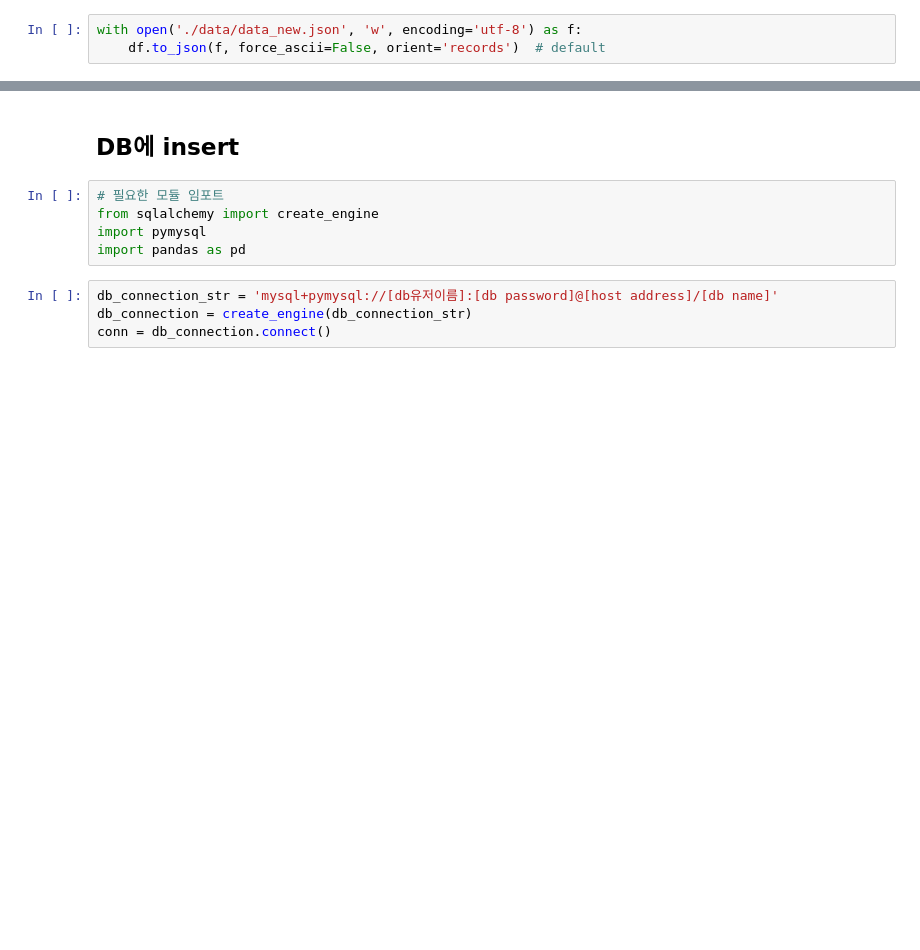
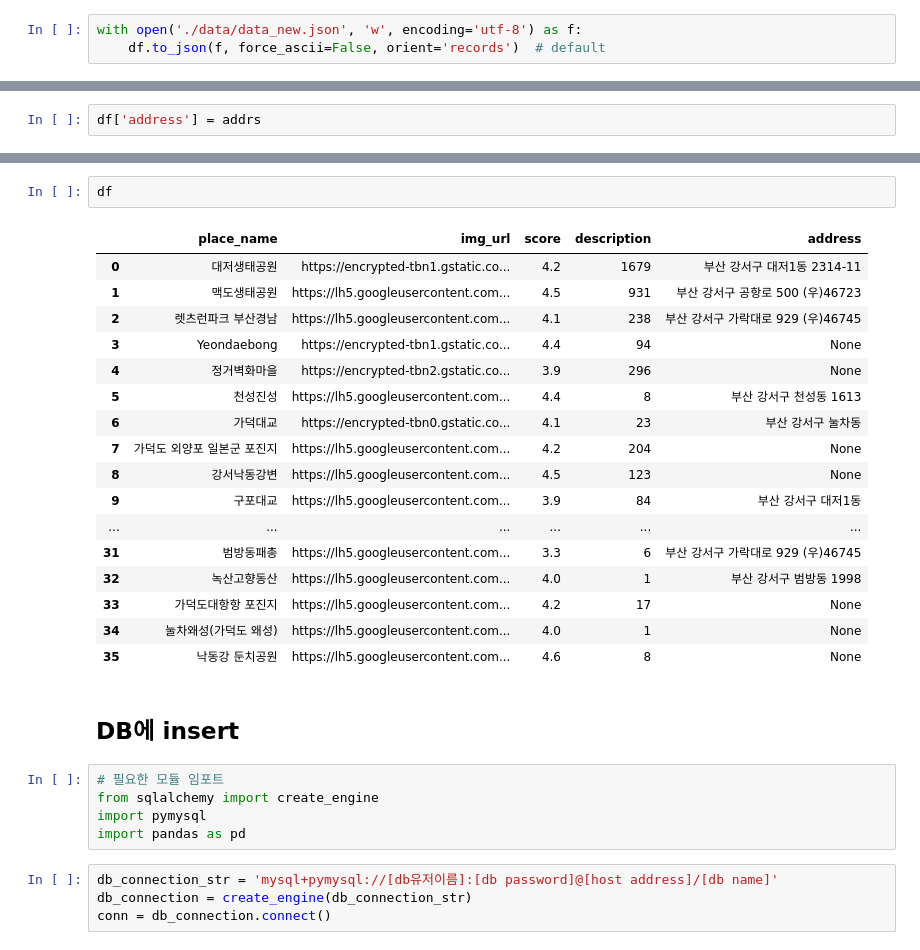
Before and after one commit to YuLim2/Gangseo-gu_project, a Jupyter notebook: google_crowling.ipynb, the cells around one changed output, grey strips where cells are left out. Saved outputs shown, nothing was run; the diff lists cells and outputs as text; blank space fills up the shorter version.

Commit message:
ADD: Address from kakao map

```diff
--- a/google_crowling.ipynb
+++ b/google_crowling.ipynb
@@ -233,0 +281,2 @@ with open('./data/data_new.json', 'w', encoding='utf-8') as f:
+# %%
+df['address'] = addrs
@@ -234,3 +291,23 @@ with open('./data/data_new.json', 'w', encoding='utf-8') as f:
+# %%
+df
+# %% [output]
+|  | place_name | img_url | score | description | address |
+| 0 | 대저생태공원 | https://encrypted-tbn1.gstatic.co... | 4.2 | 1679 | 부산 강서구 대저1동 2314-11 |
+| 1 | 맥도생태공원 | https://lh5.googleusercontent.com... | 4.5 | 931 | 부산 강서구 공항로 500 (우)46723 |
+| 2 | 렛츠런파크 부산경남 | https://lh5.googleusercontent.com... | 4.1 | 238 | 부산 강서구 가락대로 929 (우)46745 |
+| 3 | Yeondaebong | https://encrypted-tbn1.gstatic.co... | 4.4 | 94 | None |
+| 4 | 정거벽화마을 | https://encrypted-tbn2.gstatic.co... | 3.9 | 296 | None |
+| 5 | 천성진성 | https://lh5.googleusercontent.com... | 4.4 | 8 | 부산 강서구 천성동 1613 |
+| 6 | 가덕대교 | https://encrypted-tbn0.gstatic.co... | 4.1 | 23 | 부산 강서구 눌차동 |
+| 7 | 가덕도 외양포 일본군 포진지 | https://lh5.googleusercontent.com... | 4.2 | 204 | None |
+| 8 | 강서낙동강변 | https://lh5.googleusercontent.com... | 4.5 | 123 | None |
+| 9 | 구포대교 | https://lh5.googleusercontent.com... | 3.9 | 84 | 부산 강서구 대저1동 |
+| ... | ... | ... | ... | ... | ... |
+| 31 | 범방동패총 | https://lh5.googleusercontent.com... | 3.3 | 6 | 부산 강서구 가락대로 929 (우)46745 |
+| 32 | 녹산고향동산 | https://lh5.googleusercontent.com... | 4.0 | 1 | 부산 강서구 범방동 1998 |
+| 33 | 가덕도대항항 포진지 | https://lh5.googleusercontent.com... | 4.2 | 17 | None |
+| 34 | 눌차왜성(가덕도 왜성) | https://lh5.googleusercontent.com... | 4.0 | 1 | None |
+| 35 | 낙동강 둔치공원 | https://lh5.googleusercontent.com... | 4.6 | 8 | None |
 # %% [markdown]
 ## DB에 insert
 # %%
```
Also changed, not shown: parts of 8 cells of this notebook.
